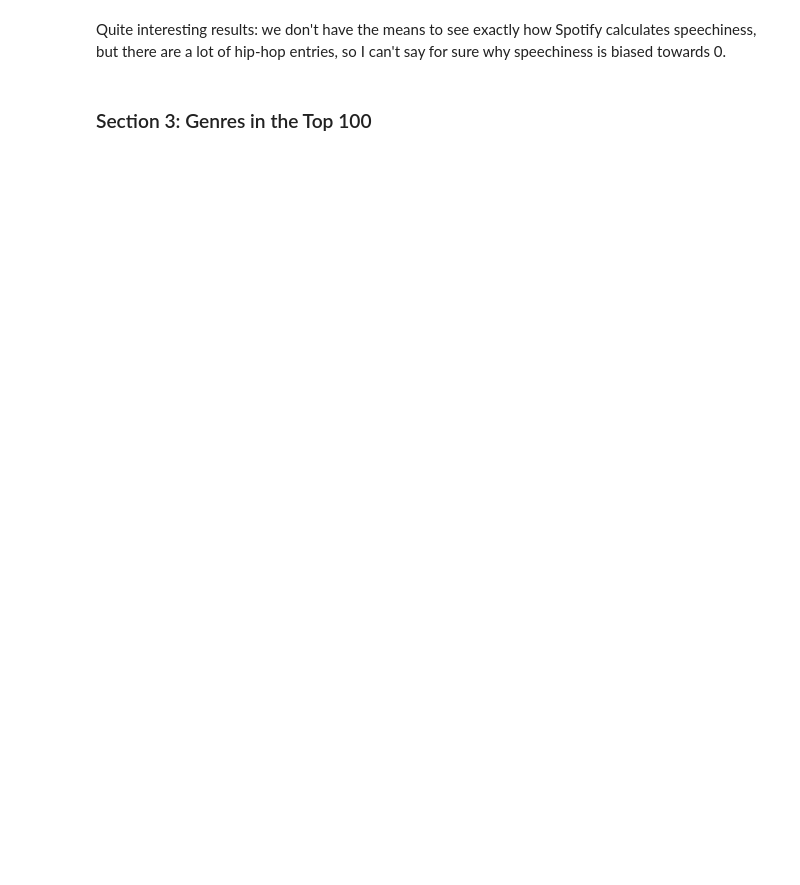
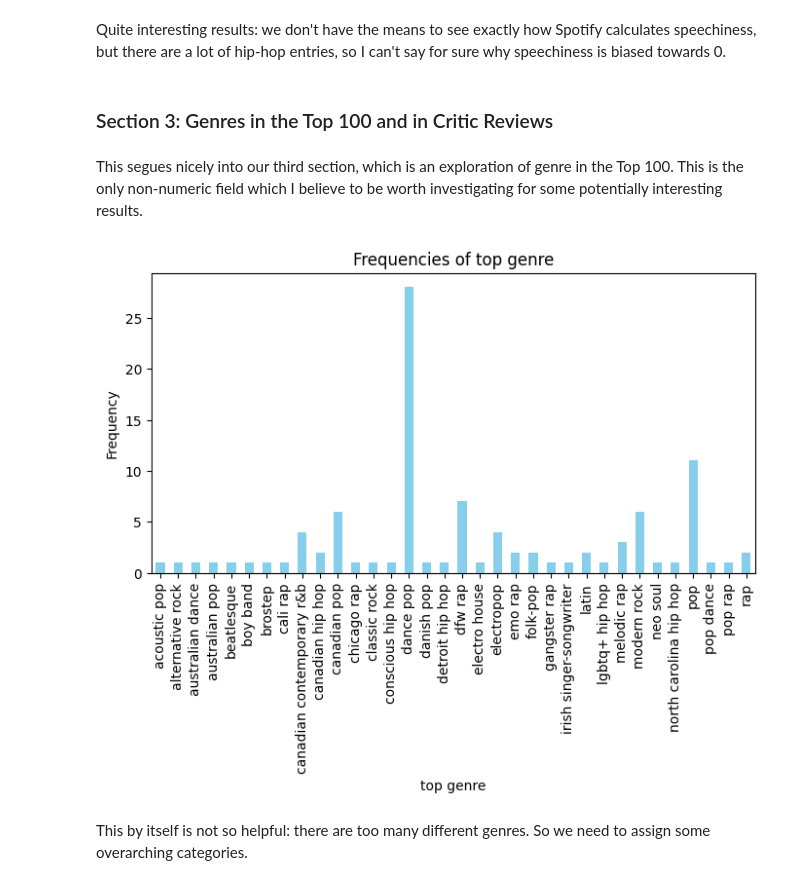
Before and after one commit to buiswrld/soundscaping, a Jupyter notebook: exploration.ipynb, the cells around one changed output. Cells and saved outputs as stored; diff of their text form; code cells hidden in the pictures; blank space fills up the shorter version.

Commit message:
add genre exploration and support for dictionary rendering

```diff
--- a/exploration.ipynb
+++ b/exploration.ipynb
@@ -258,4 +258,12 @@ show(filter(df_top100s, 'top genre', 'rap|hip', contains=True))
 # %% [markdown]
 Quite interesting results: we don't have the means to see exactly how Spotify calculates speechiness, but there are a lot of hip-hop entries, so I can't say for sure why speechiness is biased towards 0.
 # %% [markdown]
-### Section 3: Genres in the Top 100
+### Section 3: Genres in the Top 100 and in Critic Reviews
+# %% [markdown]
+This segues nicely into our third section, which is an exploration of genre in the Top 100. This is the only non-numeric field which I believe to be worth investigating for some potentially interesting results.
+# %%
+plot_bar(df_top100s, 'top genre')
+# %% [output]
+[figure, added]
+# %% [markdown]
+This by itself is not so helpful: there are too many different genres. So we need to assign some overarching categories.
```
Also changed, not shown: parts of 7 cells of this notebook, 1 other file.
